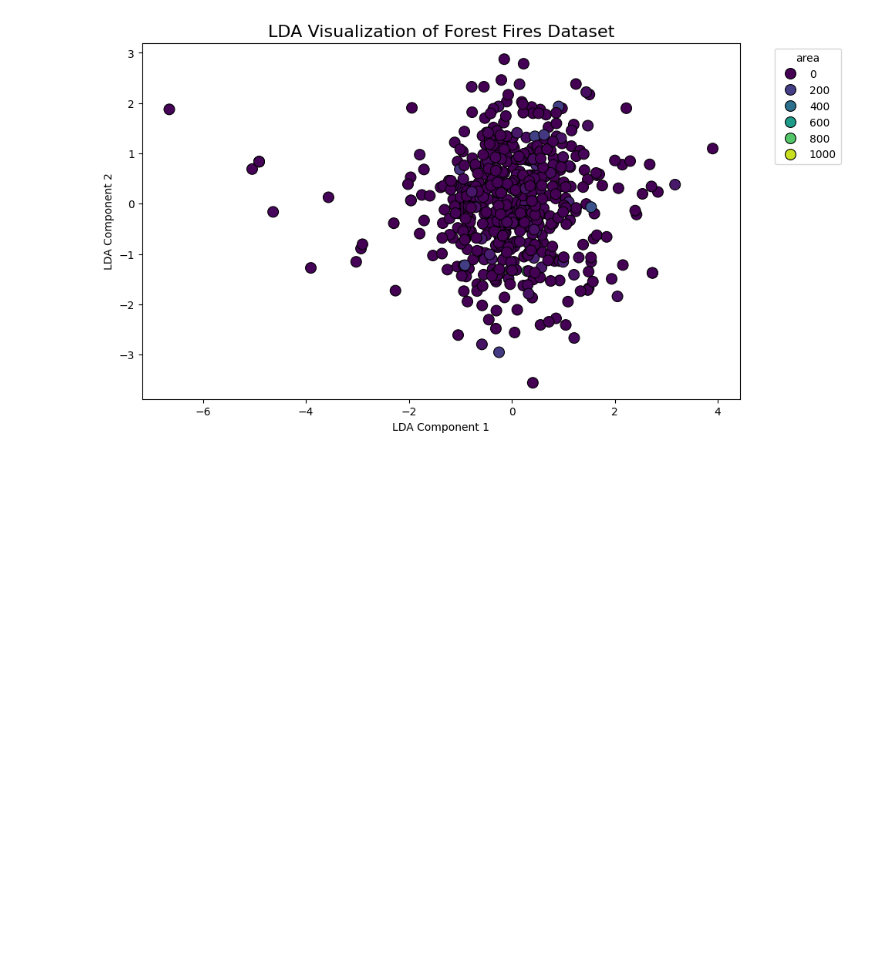
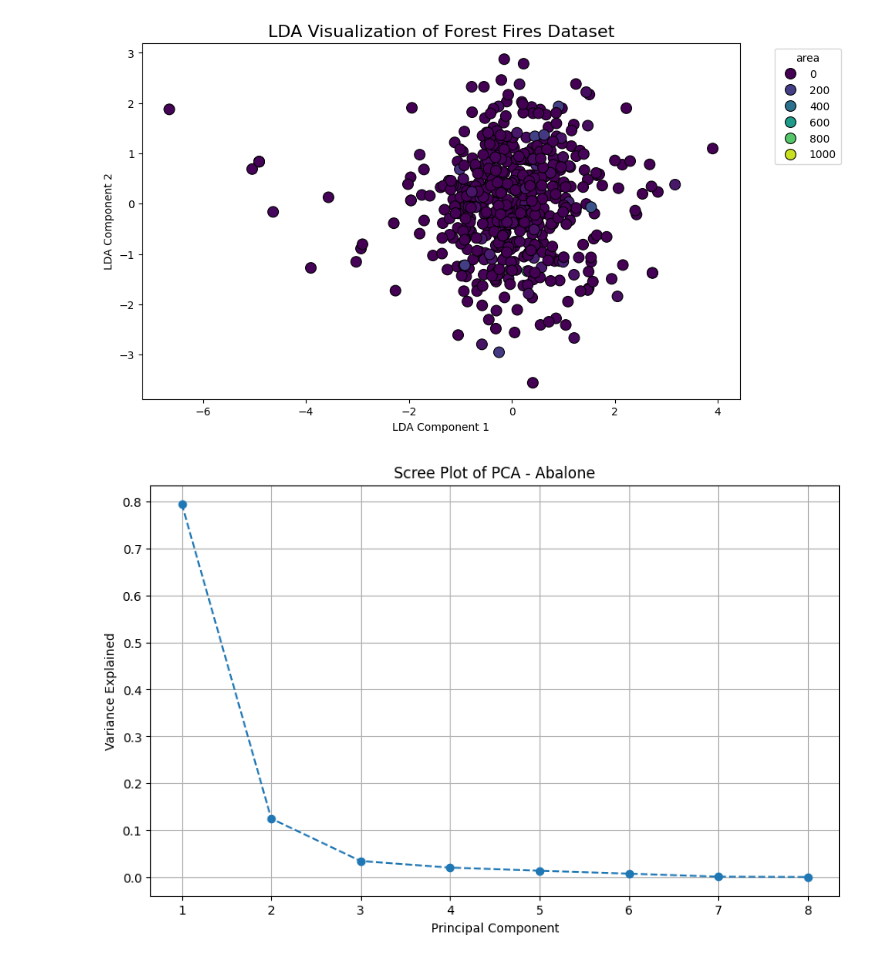
Before and after one commit to niiquaye/ECE457B, a Jupyter notebook: W25-asg2/assignment.ipynb, the cells around one changed output. Drawn from its saved outputs; the diff is of its cells as text; code cells hidden in the pictures; blank space fills up the shorter version.

Commit message:
scree plots

```diff
--- a/W25-asg2/assignment.ipynb
+++ b/W25-asg2/assignment.ipynb
@@ -544,3 +544,23 @@ plot_lda(X_wine_quality, y_wine_qualtiy, 'quality', 'Wine Quality')
 plot_lda(X_forestfires, np.round(y_forestfires), 'area', 'Forest Fires')
 # %% [output]
 [figure]
+# %%
+def create_scree_plot_pca(X_data, data_set_name):
+    pca = PCA()
+    pca.fit(X_data)
+
+    # Get the explained variance ratio for each principal component
+    explained_variance_ratio = pca.explained_variance_ratio_
+
+    # Create the scree plot
+    plt.figure(figsize=(10, 6))
+    plt.plot(range(1, len(explained_variance_ratio) + 1), explained_variance_ratio, marker='o', linestyle='--')
+    plt.title(f'Scree Plot of PCA - {data_set_name}')
+    plt.xlabel('Principal Component')
+    plt.ylabel('Variance Explained')
+    plt.grid(True)
+    plt.show()
+# %%
+create_scree_plot_pca(X_abalone, 'Abalone')
+# %% [output]
+[figure, added]
```
Also changed, not shown: parts of 2 cells of this notebook.
